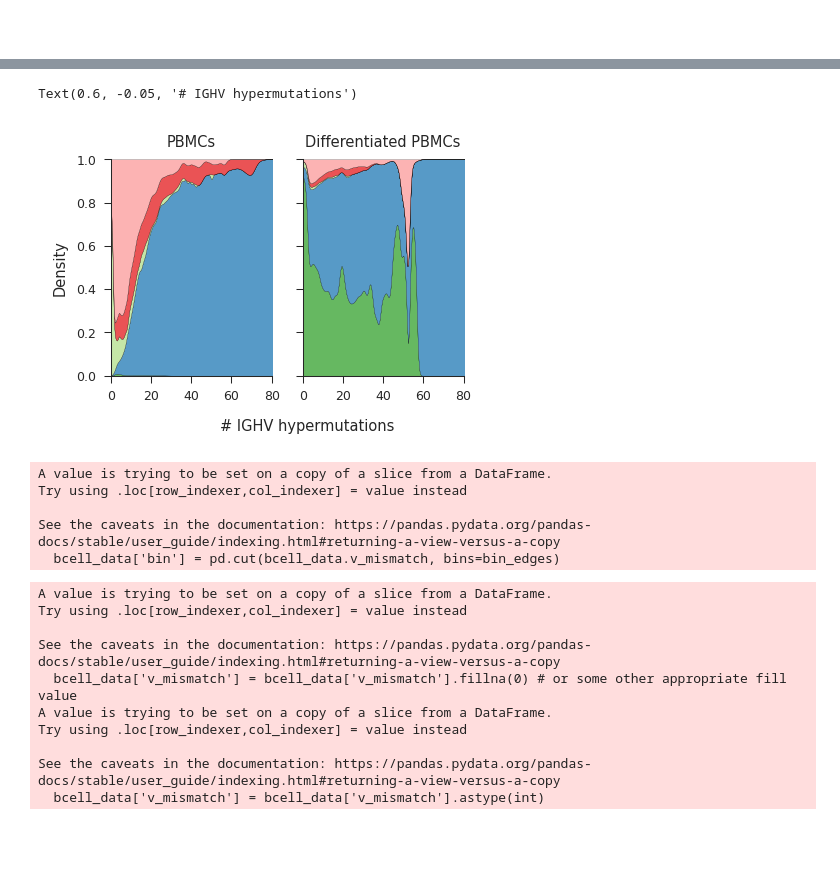
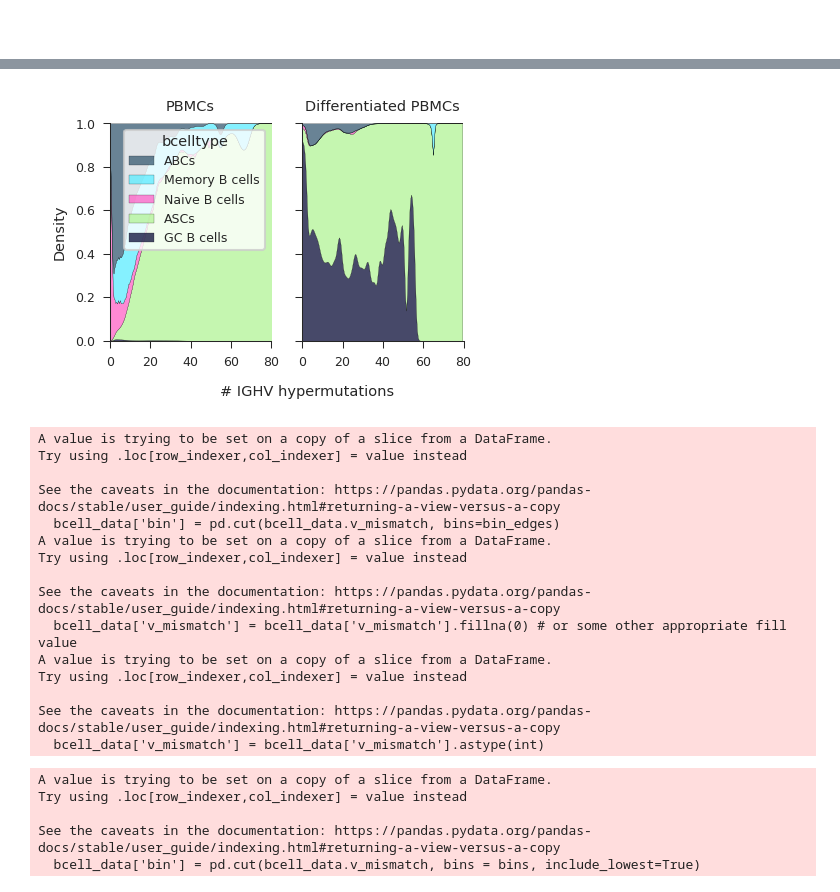
Before and after one commit to michael-swift/Bcell_memory_formation, a Jupyter notebook: analysis/main_text_and_ed_figure_notebooks/invitro_differentiation.ipynb, the cells around one changed output, grey strips where cells are left out. Cells and saved outputs as stored; diff of their text form; code cells hidden in the pictures; blank space fills up the shorter version.

```diff
--- a/analysis/main_text_and_ed_figure_notebooks/invitro_differentiation.ipynb
+++ b/analysis/main_text_and_ed_figure_notebooks/invitro_differentiation.ipynb
@@ -18,7 +18,7 @@ savefig_args = {
 }
 
 mpl.rc("savefig", dpi=300)
-output_dir = "/home/michaelswift/repos/tabula-bursa/analysis/figures/in_vitro_ASC"
+output_dir = "../figures/in_vitro_ASC"
 pathlib.Path(output_dir).mkdir(parents=True, exist_ok=True)
 sc._settings.figdir = output_dir
 output_suffix = ""
@@ -40,4 +40,5 @@ pd.set_option("display.max_rows", 50)
 pd.set_option("display.max_columns", 20)
 pd.set_option("display.width", 100)
 sns.set_style("ticks")
-plt.style.use('./bursa.mplstyle')
+plt.style.use('../scripts/bursa.mplstyle')
+%run ../scripts/global_plot_settings.py
@@ -46,5 +47,6 @@ plt.style.use('./bursa.mplstyle')
 # %% [markdown]
 #
 # %%
-adata = sc.read_h5ad("../../data/in_vitro_bcells.h5ad.gz")
+# get data from Swift et. al 2023
+adata = sc.read_h5ad("../../data/gex/LSA2023.h5ad.gz")
 adata.obs_names_make_unique(join="_")
@@ -71,23 +63,18 @@ bcell_data['bcelltype'] = bcell_data['bcelltype'].replace(['Age-associated B cel
 # %%
 # Make Density Plots:
 fig, ax = plt.subplots(1,2,sharex=True, sharey=True, figsize=(3,2))
 
-#ax[1].stackplot(p_celltype_norm.index, p_celltype_norm.T,colors=[bcelltype_colors_alt[x] for x in p_celltype_norm.columns], labels = p_celltype_norm.columns, alpha=0.75)
-# ax[1].legend(loc='upper left', bbox_to_anchor=(1,1), frameon=False)
 
-g = sns.kdeplot(data=bcell_data[bcell_data.in_vitro_stim == True], x='v_mismatch', hue='bcelltype', palette=bcelltype_colors_alt, multiple='fill', lw=0.1, edgecolor = 'k', ax = ax[1], legend=False)
-g = sns.kdeplot(data=bcell_data[bcell_data.in_vitro_stim == False], x='v_mismatch', hue='bcelltype', palette=bcelltype_colors_alt, multiple='fill', lw=0.1, edgecolor = 'k', ax = ax[0], legend=False)
-
-# sns.move_legend(g, loc='upper left', bbox_to_anchor=(1,1), frameon=False)
+g = sns.kdeplot(data=bcell_data[bcell_data.in_vitro_stim == True], x='v_mismatch', hue='bcelltype', palette=get_colors("bcelltype_alt"), multiple='fill', lw=0.1, edgecolor = 'k', ax = ax[1], legend=False)
+g = sns.kdeplot(data=bcell_data[bcell_data.in_vitro_stim == False], x='v_mismatch', hue='bcelltype', palette=get_colors("bcelltype_alt"), multiple='fill', lw=0.1, edgecolor = 'k', ax = ax[0], legend=True)
 sns.despine(fig)
 ax[0].set_xlabel('')
 ax[1].set_xlabel('')
 ax[0].set_xlim([0,80])
 ax[0].set_xticks([0,20,40,60,80])
 ax[0].set_title('PBMCs', fontsize=7)
 ax[1].set_title('Differentiated PBMCs', fontsize=7)
 fig.tight_layout()
 fig.supxlabel('# IGHV hypermutations', fontsize=7, x = 0.6, y = -0.05)
 # %% [output]
-Text(0.6, -0.05, '# IGHV hypermutations')
-[figure, old version]
+[figure, new version]
@@ -98,12 +81,8 @@ bcell_data = bcell_data[bcell_data.v_mismatch > 0]
-# %%
-bcell_data['bin'] = pd.cut(bcell_data.v_mismatch, bins=bin_edges)
-# %% [output]
-A value is trying to be set on a copy of a slice from a DataFrame.
-Try using .loc[row_indexer,col_indexer] = value instead
-
-See the caveats in the documentation: https://pandas.pydata.org/pandas-docs/stable/user_guide/indexing.html#returning-a-view-versus-a-copy
-  bcell_data['bin'] = pd.cut(bcell_data.v_mismatch, bins=bin_edges)
 # %%
+# Prepare the data / bins
+bcell_data = bcell_data[bcell_data.v_mismatch > 0]
+bin_edges = [0, 5, 10, 15, 20, 25, 30, 35, 45, 50]
+bcell_data['bin'] = pd.cut(bcell_data.v_mismatch, bins=bin_edges)
 # Ensure 'v_mismatch' column is free of NaN values or fill them with a default integer value
 bcell_data['v_mismatch'] = bcell_data['v_mismatch'].fillna(0) # or some other appropriate fill value
 
@@ -116,6 +95,11 @@ except ValueError as e:
     non_ints = bcell_data['v_mismatch'][~bcell_data['v_mismatch'].apply(lambda x: x.is_integer())]
     print(non_ints)
 # %% [output]
+A value is trying to be set on a copy of a slice from a DataFrame.
+Try using .loc[row_indexer,col_indexer] = value instead
+
+See the caveats in the documentation: https://pandas.pydata.org/pandas-docs/stable/user_guide/indexing.html#returning-a-view-versus-a-copy
+  bcell_data['bin'] = pd.cut(bcell_data.v_mismatch, bins=bin_edges)
 A value is trying to be set on a copy of a slice from a DataFrame.
 Try using .loc[row_indexer,col_indexer] = value instead
 
@@ -132,9 +116,15 @@ min_v_mismatch = bcell_data['v_mismatch'].min()
 max_v_mismatch = bcell_data['v_mismatch'].max()
 
 # Generate bins from the min to max with a step of 1 (integer bins)
-bins = 17
-bins = np.arange(0,46,5)
+bins = 17 # kind of arbitrary
+bins = np.arange(0,45,5)
 bcell_data['bin'] = pd.cut(bcell_data.v_mismatch, bins = bins, include_lowest=True)
+# %% [output]
+A value is trying to be set on a copy of a slice from a DataFrame.
+Try using .loc[row_indexer,col_indexer] = value instead
+
+See the caveats in the documentation: https://pandas.pydata.org/pandas-docs/stable/user_guide/indexing.html#returning-a-view-versus-a-copy
+  bcell_data['bin'] = pd.cut(bcell_data.v_mismatch, bins = bins, include_lowest=True)
 # %%
 # function to calculate the fraction and confidence interval
 def calculate_fraction_and_ci(group, celltype):
```
Also changed, not shown: parts of 7 cells of this notebook, 42 other files.
